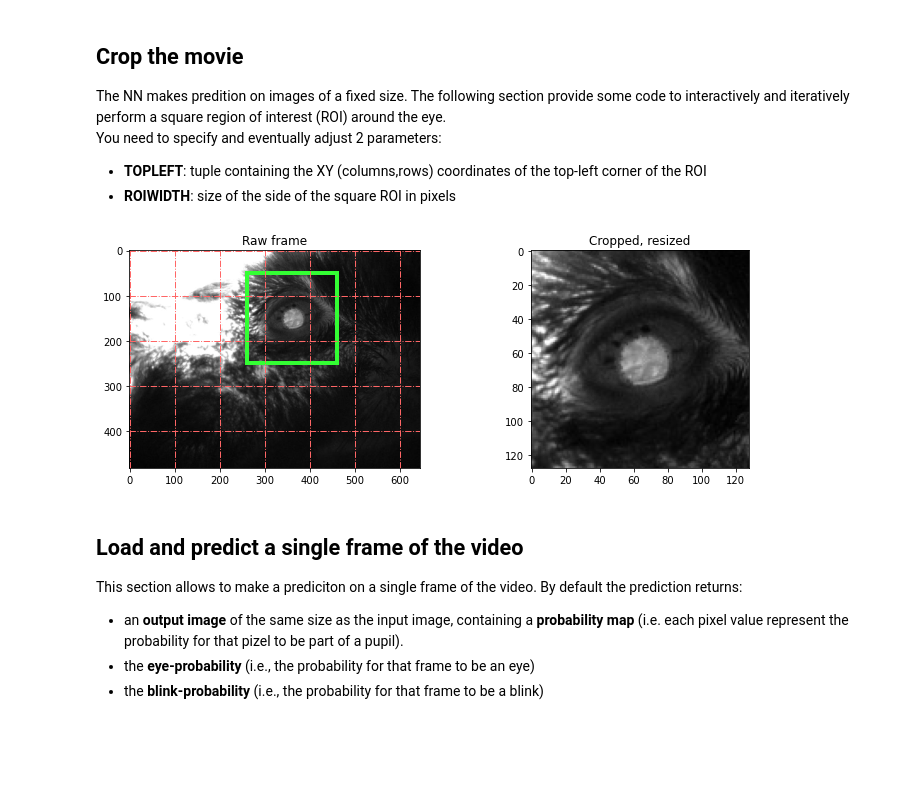
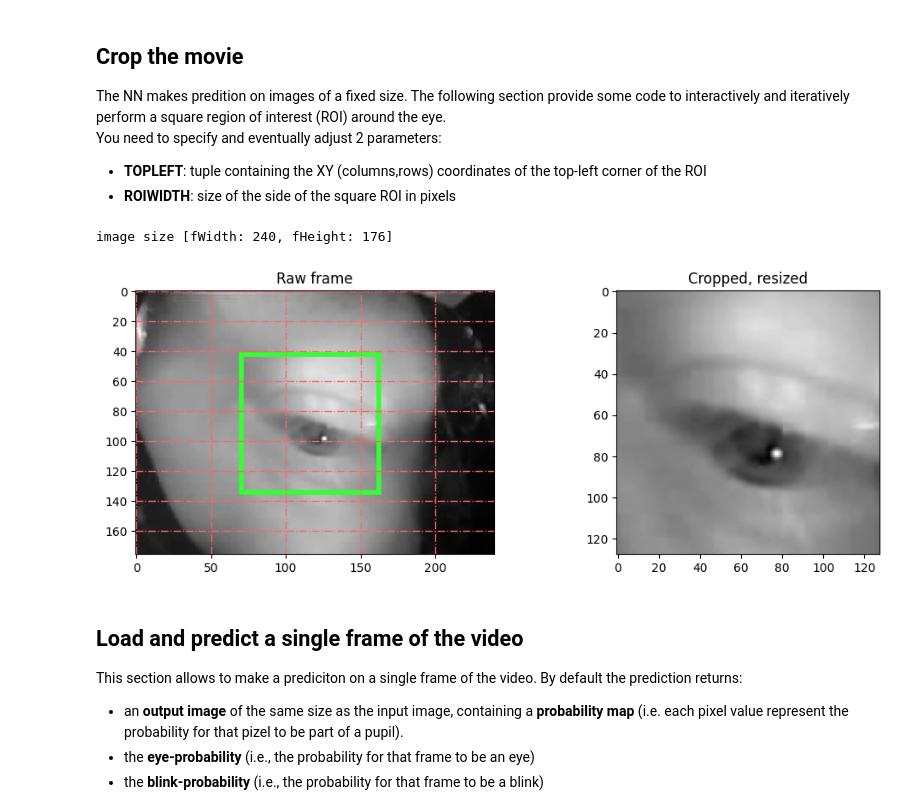
Before and after one commit to CommanderPho/meye, a Jupyter notebook: pupillometry-offline-videos.ipynb, the cells around one changed output. Drawn from its saved outputs; the diff is of its cells as text; code cells hidden in the pictures; blank space fills up the shorter version.

Commit message:
got building on Cubix

```diff
--- a/pupillometry-offline-videos.ipynb
+++ b/pupillometry-offline-videos.ipynb
@@ -51,7 +50,11 @@ ModuleNotFoundError: No module named 'tensorflow'
  - **MODELPATH**: the NN model that you downloaded locally on your PC
  - **VIDEOPATH**: the video file you want to analyze
 # %%
-MODELPATH = r"C:\Users\Leonardo\Documents\Python\pupilNN\meye-segmentation_i128_s4_c1_f16_g1_a-relu.hdf5"
-VIDEOPATH = r"D:\PizzorussoLAB\proj_Fasting\exp_acuity-2P\2P_data\cage_gNex6\20210107\gNex6_postFast_2021-01-07-095936-0000.avi"
+# MODELPATH = r"C:\Users\Leonardo\Documents\Python\pupilNN\meye-segmentation_i128_s4_c1_f16_g1_a-relu.hdf5"
+MODELPATH = r"C:\Users\pho\repos\EyeTracking\meye\models\meye-2022-01-24.h5"
+# VIDEOPATH = r"D:\PizzorussoLAB\proj_Fasting\exp_acuity-2P\2P_data\cage_gNex6\20210107\gNex6_postFast_2021-01-07-095936-0000.avi"
+# VIDEOPATH = r"C:\Users\pho\Videos\2024-09-24 19-58-02.mp4"
+VIDEOPATH = r'E:/ScreenRecordings/2024-07-25_17-03-36.mp4' # Cubix
+# VIDEOPATH = r"C:\Users\pho\Videos\2024-09-16 18-32-07.mp4" # Apogee
 
 model = load_model(MODELPATH)
@@ -67,8 +72,13 @@ You need to specify and eventually adjust 2 parameters:
 # Manually select a square ROI for the eye, by specifying the XY coordinates
 # and the width of the square in pixels
 # ---------------------------------------------------
-TOPLEFT = (260,50) # X,Y coordinates
-ROIWIDTH = 200 # width on the square ROI in pixels
+# # for image_size: [176, 176]
+# TOPLEFT = (42,42) # X,Y coordinates
+# ROIWIDTH = 128 # width on the square ROI in pixels
+
+# for image size: [240, 176]
+TOPLEFT = (70,42) # X,Y coordinates
+ROIWIDTH = 92 # width on the square ROI in pixels
 # ---------------------------------------------------
 
 cap = cv.VideoCapture(VIDEOPATH)
@@ -85,39 +95,41 @@ finally:
     cap.release()
 
 fHeight, fWidth = frame.shape
+print(f"image size [fWidth: {fWidth}, fHeight: {fHeight}]")
 cropL = TOPLEFT[0]
 cropR = TOPLEFT[0]+ROIWIDTH
 cropT = TOPLEFT[1]
 cropB = TOPLEFT[1]+ROIWIDTH
 
 # Default crop is the selected crop is out of the image boundaries
 if (any(np.array([cropT,cropB])>fHeight)) or (any(np.array([cropL,cropR])>fWidth)):
-    print('Crop limits exceed image size. Performing a default crop instead.')
+    print(f'Crop limits exceed image size [fWidth: {fWidth}, fHeight: {fHeight}]. Performing a default crop instead.')
     cropL = round((fWidth-ROIWIDTH) / 2)
     cropR = round((fWidth+ROIWIDTH) / 2)
     cropT = round((fHeight-ROIWIDTH) / 2)
     cropB = round((fHeight+ROIWIDTH) / 2)
 
 # Crop and resize
 requiredFrameSize = model.input.shape[1:3]
 crop = frame[cropT:cropB, cropL:cropR]
 crop = cv.resize(crop,tuple(requiredFrameSize))
 
 # Create a Rectangle patch
 rect = ptch.Rectangle((cropL,cropT),ROIWIDTH,ROIWIDTH,
                       linewidth=4,edgecolor=[.2,1,.2],facecolor='none')
 
 # Visual plotting
 fig, (ax1, ax2) = plt.subplots(1, 2, figsize=(12,4))
 ax1.imshow(frame, cmap='gray')
 ax1.add_patch(rect)
 ax1.set_title('Raw frame')
 ax2.imshow(crop, cmap='gray')
 ax2.set_title('Cropped, resized')
 ax1.grid(color=[1,.4,.4], linewidth=1, linestyle='-.')
 plt.show()
 # %% [output]
+image size [fWidth: 240, fHeight: 176]
-[figure, old version]
+[figure, new version]
 # %% [markdown]
 ## Load and predict a single frame of the video
 This section allows to make a prediciton on a single frame of the video.
```
Also changed, not shown: parts of 7 cells of this notebook, 3 other files.
